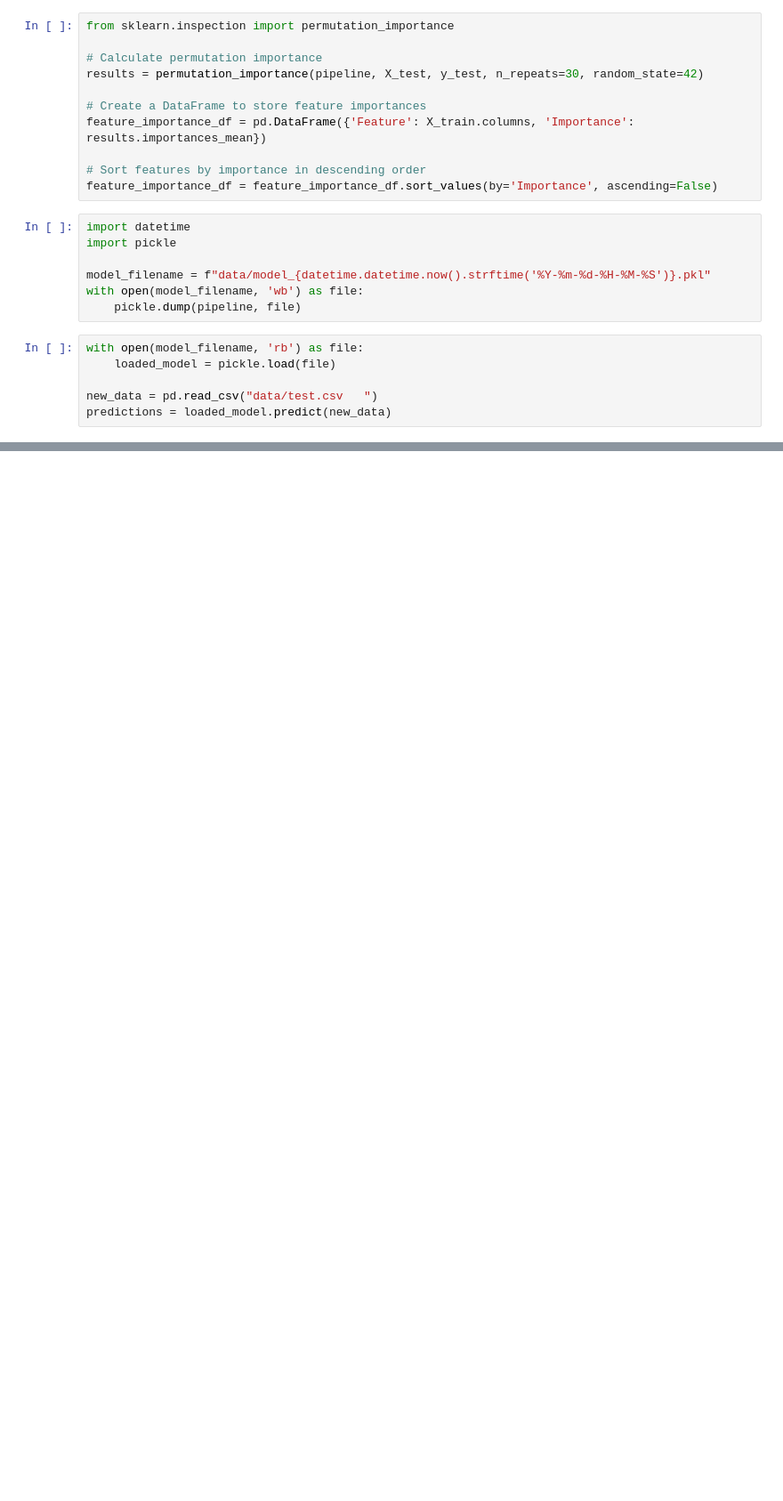
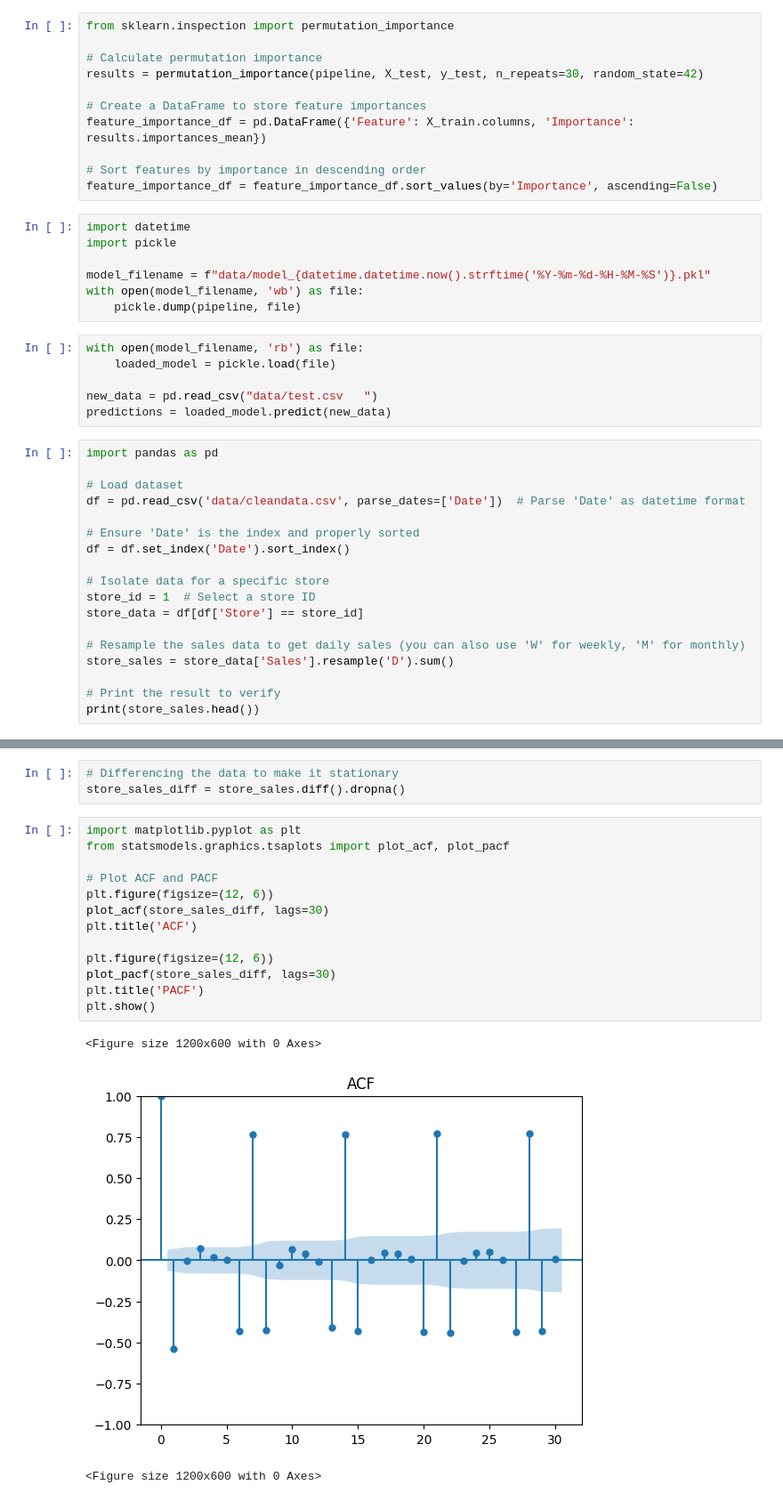
Before and after one commit to Kalze1/Pharmaceuticals-_machine_learning, a Jupyter notebook: notebook/task_2.ipynb, the cells around one changed output, grey strips where cells are left out. Shown at 89% size. Drawn from its saved outputs; the diff is of its cells as text; blank space fills up the shorter version.

```diff
--- a/notebook/task_2.ipynb
+++ b/notebook/task_2.ipynb
@@ -92,3 +97,21 @@ with open(model_filename, 'rb') as file:
 
 new_data = pd.read_csv("data/test.csv   ")
 predictions = loaded_model.predict(new_data)
+# %%
+import pandas as pd
+
+# Load dataset
+df = pd.read_csv('data/cleandata.csv', parse_dates=['Date'])  # Parse 'Date' as datetime format
+
+# Ensure 'Date' is the index and properly sorted
+df = df.set_index('Date').sort_index()
+
+# Isolate data for a specific store
+store_id = 1  # Select a store ID
+store_data = df[df['Store'] == store_id]
+
+# Resample the sales data to get daily sales (you can also use 'W' for weekly, 'M' for monthly)
+store_sales = store_data['Sales'].resample('D').sum()
+
+# Print the result to verify
+print(store_sales.head())
@@ -94,0 +136,20 @@ predictions = loaded_model.predict(new_data)
+# %%
+# Differencing the data to make it stationary
+store_sales_diff = store_sales.diff().dropna()
+# %%
+import matplotlib.pyplot as plt
+from statsmodels.graphics.tsaplots import plot_acf, plot_pacf
+
+# Plot ACF and PACF
+plt.figure(figsize=(12, 6))
+plot_acf(store_sales_diff, lags=30)
+plt.title('ACF')
+
+plt.figure(figsize=(12, 6))
+plot_pacf(store_sales_diff, lags=30)
+plt.title('PACF')
+plt.show()
+# %% [output]
+<Figure size 1200x600 with 0 Axes>
+[figure, added]
+<Figure size 1200x600 with 0 Axes>
```
Also changed, not shown: parts of 14 cells of this notebook.
